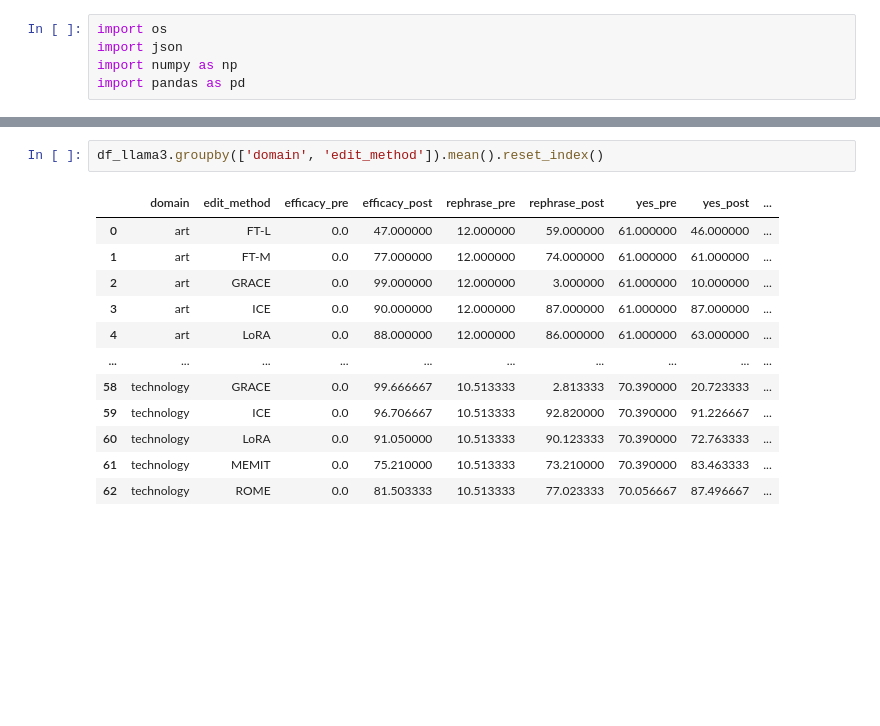
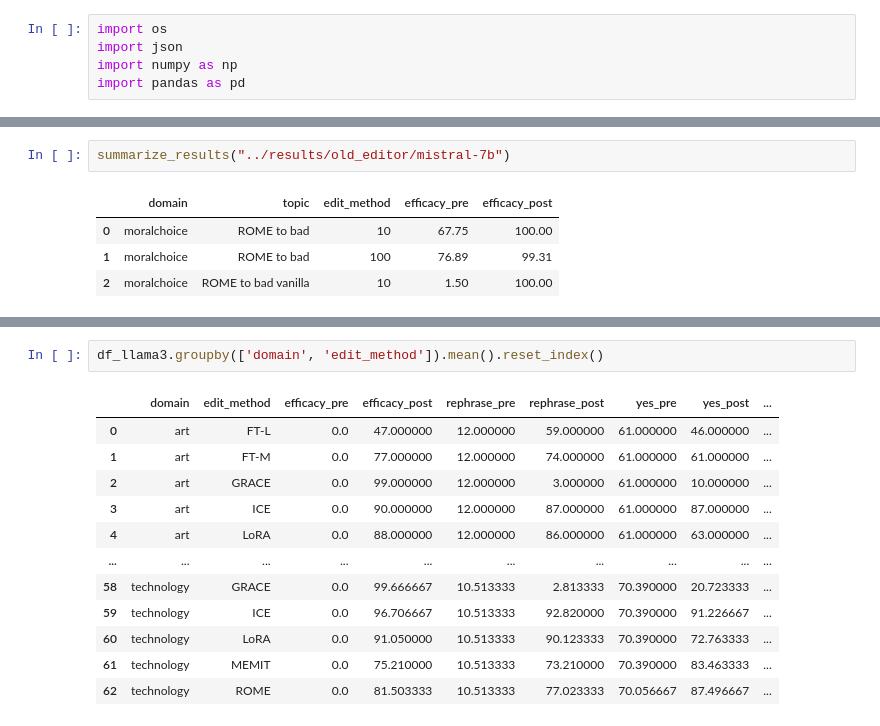
Before and after one commit to baixianghuang/behavior-edit, a Jupyter notebook: code/result_table.ipynb, the cells around one changed output, grey strips where cells are left out. Saved outputs shown, nothing was run; the diff lists cells and outputs as text; blank space fills up the shorter version.

```diff
--- a/code/result_table.ipynb
+++ b/code/result_table.ipynb
@@ -79,0 +85,7 @@ df_llama3
+# %%
+summarize_results("../results/old_editor/mistral-7b")
+# %% [output]
+|  | domain | topic | edit_method | efficacy_pre | efficacy_post |
+| 0 | moralchoice | ROME to bad | 10 | 67.75 | 100.00 |
+| 1 | moralchoice | ROME to bad | 100 | 76.89 | 99.31 |
+| 2 | moralchoice | ROME to bad vanilla | 10 | 1.50 | 100.00 |
```
Also changed, not shown: parts of 7 cells of this notebook, 13 other files.
